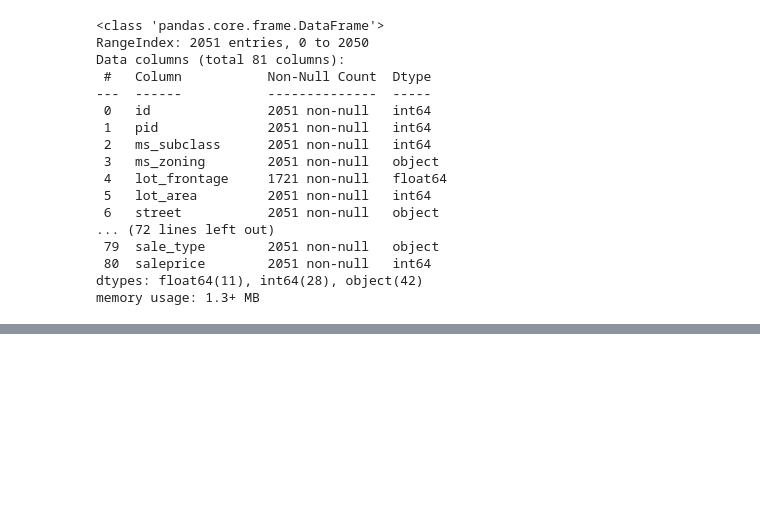
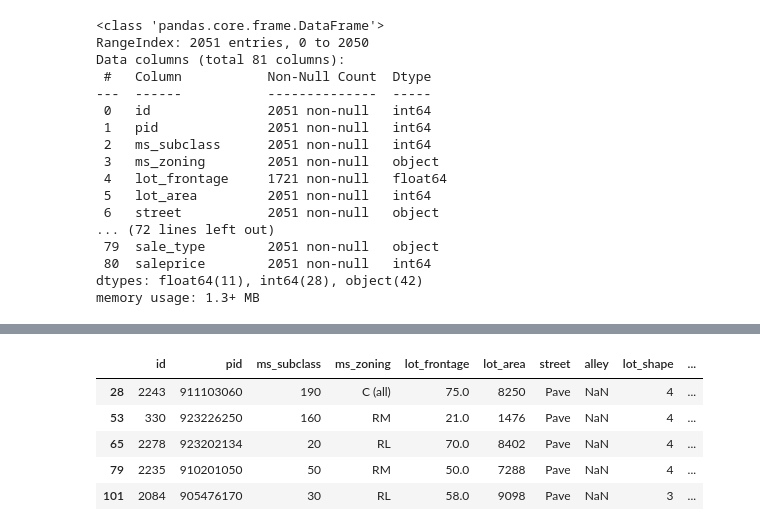
Before and after one commit to welcometohelen/firstkaggle_ames_housing, a Jupyter notebook: Untitled.ipynb, the cells around one changed output, grey strips where cells are left out. Saved outputs shown, nothing was run; the diff lists cells and outputs as text; code cells hidden in the pictures; blank space fills up the shorter version.

```diff
--- a/Untitled.ipynb
+++ b/Untitled.ipynb
@@ -19,4 +21,5 @@ Source 2:
 # %%
 pd.set_option('display.max_rows',None)
+pd.set_option('display.max_columns',None)
 # %%
 ames = pd.read_csv('./datasets/train.csv')
@@ -88,0 +189,9 @@ NA is its own level of ordinal rank in the case of 11 variables.  6 share the sa
+# %%
+ames.loc[ames.garage_yr_blt.isna()].head()
+# %% [output]
+|  | id | pid | ms_subclass | ms_zoning | lot_frontage | lot_area | street | alley | lot_shape | ... |
+| 28 | 2243 | 911103060 | 190 | C (all) | 75.0 | 8250 | Pave | NaN | 4 | ... |
+| 53 | 330 | 923226250 | 160 | RM | 21.0 | 1476 | Pave | NaN | 4 | ... |
+| 65 | 2278 | 923202134 | 20 | RL | 70.0 | 8402 | Pave | NaN | 4 | ... |
+| 79 | 2235 | 910201050 | 50 | RM | 50.0 | 7288 | Pave | NaN | 4 | ... |
+| 101 | 2084 | 905476170 | 30 | RL | 58.0 | 9098 | Pave | NaN | 3 | ... |
```
Also changed, not shown: parts of 25 cells of this notebook.
